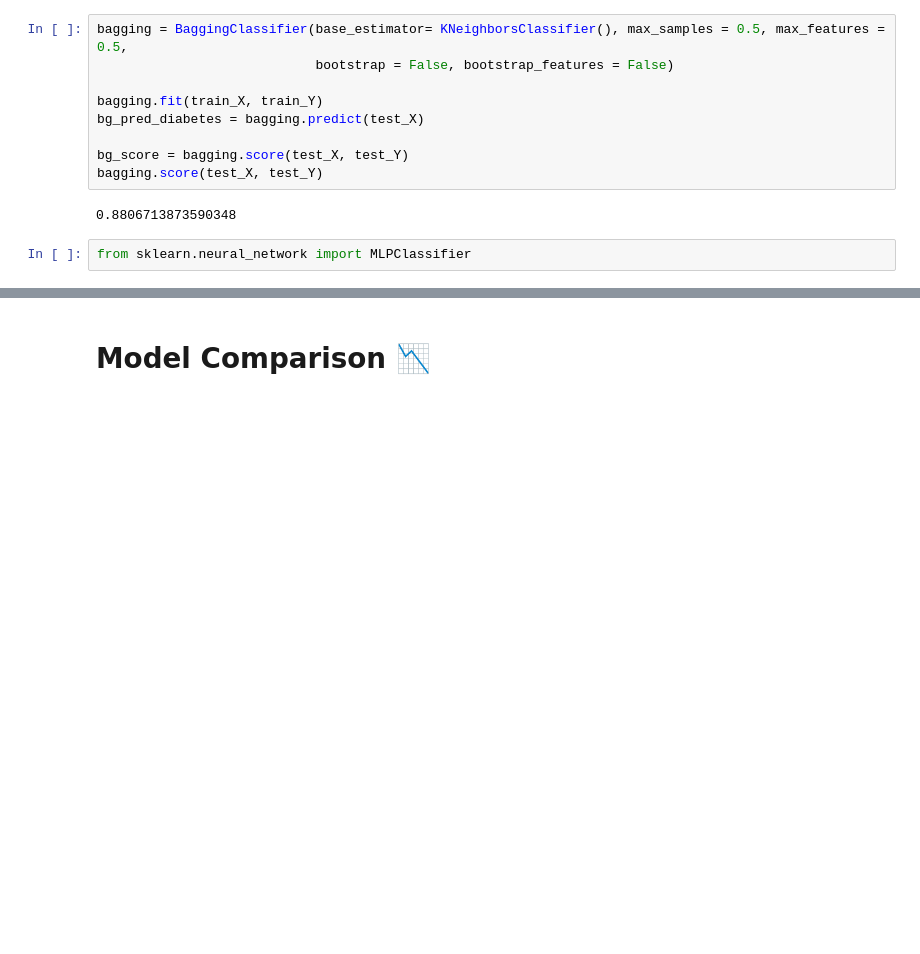
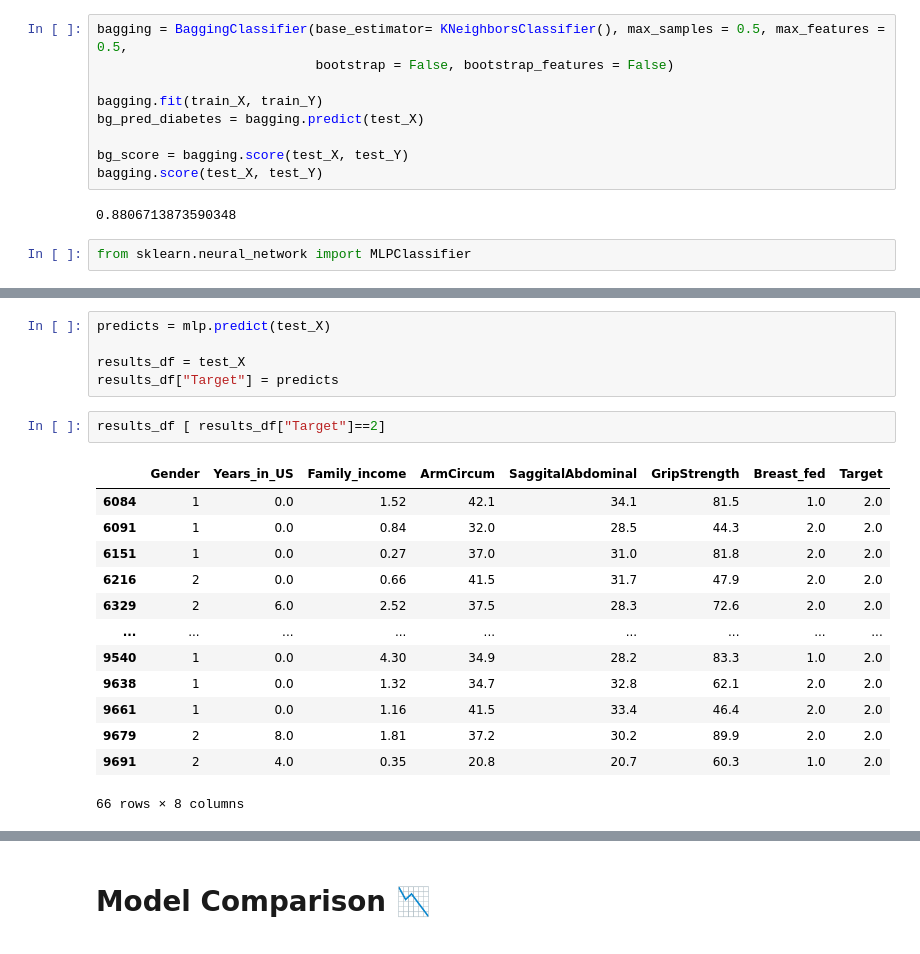
Before and after one commit to KOBeerose/Health-Care-Platform, a Jupyter notebook: Data Science/Diabetes Prediction.ipynb, the cells around one changed output, grey strips where cells are left out. Saved outputs shown, nothing was run; the diff lists cells and outputs as text; blank space fills up the shorter version.

```diff
--- a/Data Science/Diabetes Prediction.ipynb
+++ b/Data Science/Diabetes Prediction.ipynb
@@ -345,0 +346,21 @@ parameter:  {'activation': 'relu', 'alpha': 0.0001, 'batch_size': 'auto', 'beta_
+# %%
+predicts = mlp.predict(test_X)
+
+results_df = test_X
+results_df["Target"] = predicts
+# %%
+results_df [ results_df["Target"]==2]
+# %% [output]
+|  | Gender | Years_in_US | Family_income | ArmCircum | SaggitalAbdominal | GripStrength | Breast_fed | Target |
+| 6084 | 1 | 0.0 | 1.52 | 42.1 | 34.1 | 81.5 | 1.0 | 2.0 |
+| 6091 | 1 | 0.0 | 0.84 | 32.0 | 28.5 | 44.3 | 2.0 | 2.0 |
+| 6151 | 1 | 0.0 | 0.27 | 37.0 | 31.0 | 81.8 | 2.0 | 2.0 |
+| 6216 | 2 | 0.0 | 0.66 | 41.5 | 31.7 | 47.9 | 2.0 | 2.0 |
+| 6329 | 2 | 6.0 | 2.52 | 37.5 | 28.3 | 72.6 | 2.0 | 2.0 |
+| ... | ... | ... | ... | ... | ... | ... | ... | ... |
+| 9540 | 1 | 0.0 | 4.30 | 34.9 | 28.2 | 83.3 | 1.0 | 2.0 |
+| 9638 | 1 | 0.0 | 1.32 | 34.7 | 32.8 | 62.1 | 2.0 | 2.0 |
+| 9661 | 1 | 0.0 | 1.16 | 41.5 | 33.4 | 46.4 | 2.0 | 2.0 |
+| 9679 | 2 | 8.0 | 1.81 | 37.2 | 30.2 | 89.9 | 2.0 | 2.0 |
+| 9691 | 2 | 4.0 | 0.35 | 20.8 | 20.7 | 60.3 | 1.0 | 2.0 |
+66 rows × 8 columns
```
Also changed, not shown: parts of 11 cells of this notebook, 2 other files.
